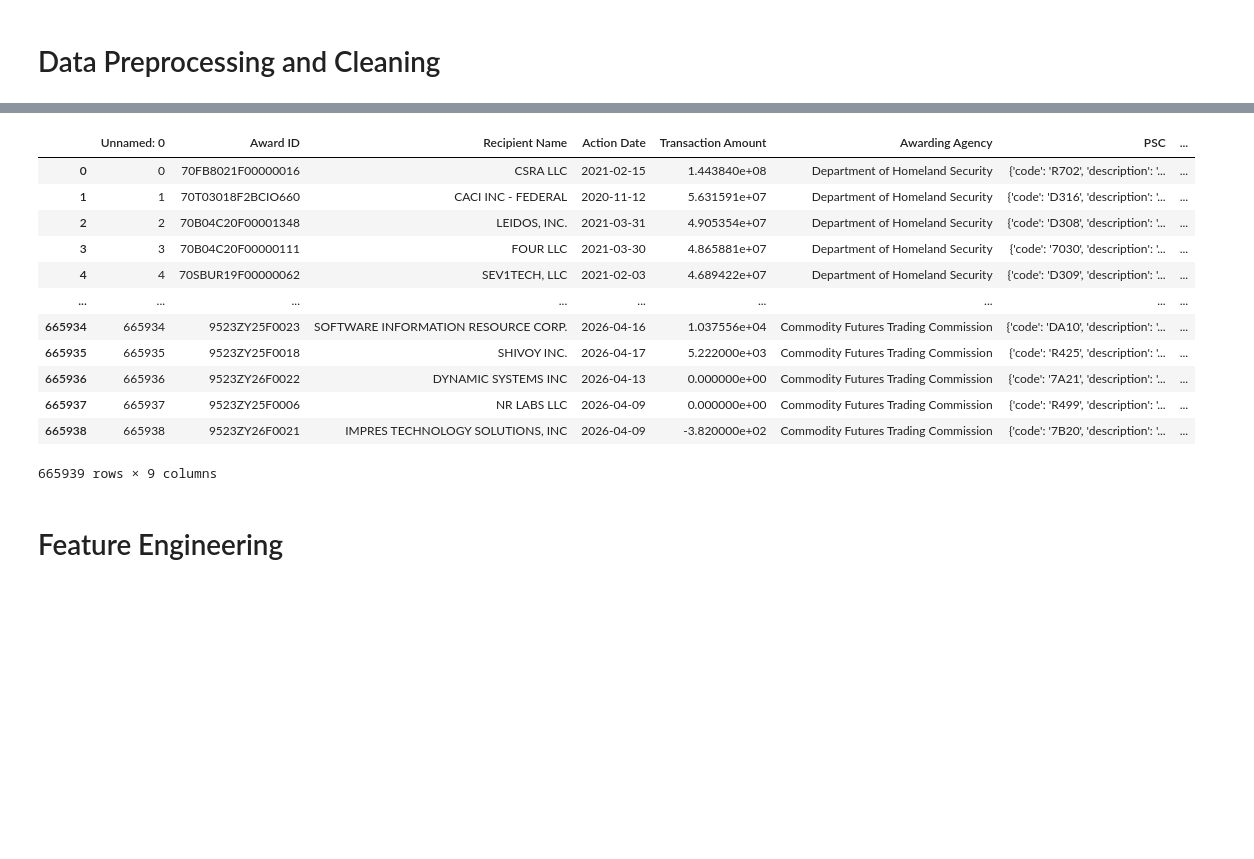
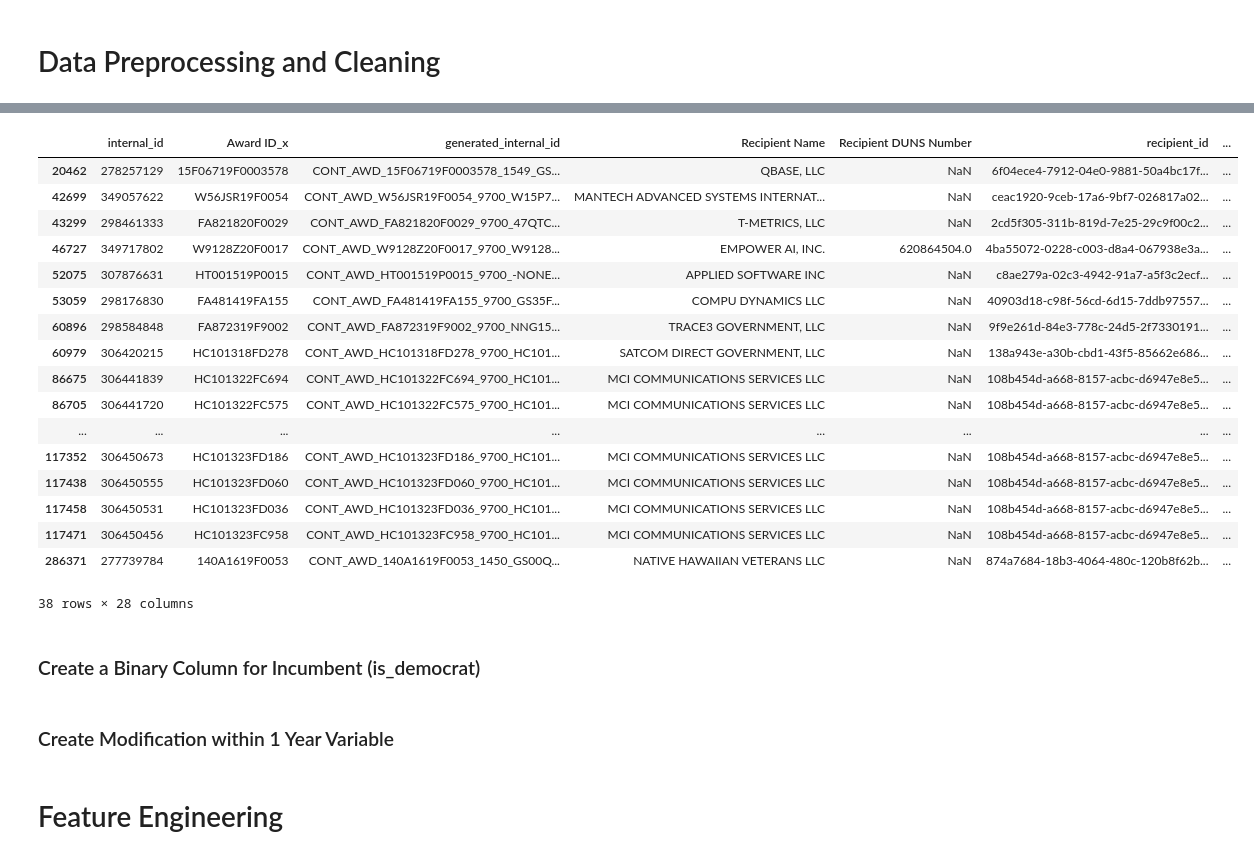
Before and after one commit to jmcatee17/ADA-final-project, a Jupyter notebook: data_ingestion/Preprocessing_and Feature_Engineering.ipynb, the cells around one changed output, grey strips where cells are left out. Saved outputs shown, nothing was run; the diff lists cells and outputs as text; code cells hidden in the pictures; blank space fills up the shorter version.

```diff
--- a/data_ingestion/Preprocessing_and Feature_Engineering.ipynb
+++ b/data_ingestion/Preprocessing_and Feature_Engineering.ipynb
@@ -6,7 +6,8 @@ import pandas as pd
 # Data Preprocessing and Cleaning
 # %%
 # Awards Data
-dfa = pd.read_csv('df_all_award_results.csv')
+df_awards = pd.read_csv('df_all_award_results_v3.csv')
+df_awards = df_awards.drop_duplicates() # Drop duplicates
 
 # Transactions Data
-df_transactions = pd.read_csv('df_transactions.csv')
+df_transactions = pd.read_csv('df_transactions_v3.csv')
@@ -13,7 +99,9 @@ df_transactions = pd.read_csv('df_transactions.csv')
 # %%
 # Calculate aggregate statistics at parent (Award ID) level
-df_t_gb = df_transactions.groupby('generated_internal_id').agg({'Transaction Amount' : 'sum',
-                                                     'Award ID' : 'count'}).reset_index()
+df_t_gb = df_transactions.groupby('generated_internal_id').agg(
+                                                    {'Transaction Amount' : 'sum',
+                                                     'Award ID' : 'count',
+                                                    'Mod' : 'count'}).reset_index()
 # %%
 # Merge to df_awards
-df_merge = pd.merge(dfa, df_t_gb, how = 'left', on = 'generated_internal_id')
+df_merge = pd.merge(df_awards, df_t_gb, how = 'left', on = 'generated_internal_id')
@@ -20,3 +130,30 @@ df_merge = pd.merge(dfa, df_t_gb, how = 'left', on = 'generated_internal_id')
+# %%
+df_merge[['Transaction Amount', 'Award Amount']]
+df_merge['overspend'] = df_merge['Transaction Amount'] > df_merge['Award Amount']
+df_merge['overspend_amount'] = df_merge['Transaction Amount'] - df_merge['Award Amount']
+
+df_merge[df_merge['overspend_amount'] > 1]
+# %% [output]
+|  | internal_id | Award ID_x | generated_internal_id | Recipient Name | Recipient DUNS Number | recipient_id | ... |
+| 20462 | 278257129 | 15F06719F0003578 | CONT_AWD_15F06719F0003578_1549_GS... | QBASE, LLC | NaN | 6f04ece4-7912-04e0-9881-50a4bc17f... | ... |
+| 42699 | 349057622 | W56JSR19F0054 | CONT_AWD_W56JSR19F0054_9700_W15P7... | MANTECH ADVANCED SYSTEMS INTERNAT... | NaN | ceac1920-9ceb-17a6-9bf7-026817a02... | ... |
+| 43299 | 298461333 | FA821820F0029 | CONT_AWD_FA821820F0029_9700_47QTC... | T-METRICS, LLC | NaN | 2cd5f305-311b-819d-7e25-29c9f00c2... | ... |
+| 46727 | 349717802 | W9128Z20F0017 | CONT_AWD_W9128Z20F0017_9700_W9128... | EMPOWER AI, INC. | 620864504.0 | 4ba55072-0228-c003-d8a4-067938e3a... | ... |
+| 52075 | 307876631 | HT001519P0015 | CONT_AWD_HT001519P0015_9700_-NONE... | APPLIED SOFTWARE INC | NaN | c8ae279a-02c3-4942-91a7-a5f3c2ecf... | ... |
+| 53059 | 298176830 | FA481419FA155 | CONT_AWD_FA481419FA155_9700_GS35F... | COMPU DYNAMICS LLC | NaN | 40903d18-c98f-56cd-6d15-7ddb97557... | ... |
+| 60896 | 298584848 | FA872319F9002 | CONT_AWD_FA872319F9002_9700_NNG15... | TRACE3 GOVERNMENT, LLC | NaN | 9f9e261d-84e3-778c-24d5-2f7330191... | ... |
+| 60979 | 306420215 | HC101318FD278 | CONT_AWD_HC101318FD278_9700_HC101... | SATCOM DIRECT GOVERNMENT, LLC | NaN | 138a943e-a30b-cbd1-43f5-85662e686... | ... |
+| 86675 | 306441839 | HC101322FC694 | CONT_AWD_HC101322FC694_9700_HC101... | MCI COMMUNICATIONS SERVICES LLC | NaN | 108b454d-a668-8157-acbc-d6947e8e5... | ... |
+| 86705 | 306441720 | HC101322FC575 | CONT_AWD_HC101322FC575_9700_HC101... | MCI COMMUNICATIONS SERVICES LLC | NaN | 108b454d-a668-8157-acbc-d6947e8e5... | ... |
+| ... | ... | ... | ... | ... | ... | ... | ... |
+| 117352 | 306450673 | HC101323FD186 | CONT_AWD_HC101323FD186_9700_HC101... | MCI COMMUNICATIONS SERVICES LLC | NaN | 108b454d-a668-8157-acbc-d6947e8e5... | ... |
+| 117438 | 306450555 | HC101323FD060 | CONT_AWD_HC101323FD060_9700_HC101... | MCI COMMUNICATIONS SERVICES LLC | NaN | 108b454d-a668-8157-acbc-d6947e8e5... | ... |
+| 117458 | 306450531 | HC101323FD036 | CONT_AWD_HC101323FD036_9700_HC101... | MCI COMMUNICATIONS SERVICES LLC | NaN | 108b454d-a668-8157-acbc-d6947e8e5... | ... |
+| 117471 | 306450456 | HC101323FC958 | CONT_AWD_HC101323FC958_9700_HC101... | MCI COMMUNICATIONS SERVICES LLC | NaN | 108b454d-a668-8157-acbc-d6947e8e5... | ... |
+| 286371 | 277739784 | 140A1619F0053 | CONT_AWD_140A1619F0053_1450_GS00Q... | NATIVE HAWAIIAN VETERANS LLC | NaN | 874a7684-18b3-4064-480c-120b8f62b... | ... |
+38 rows × 28 columns
+# %% [markdown]
+### Create a Binary Column for Incumbent (is_democrat)
 # %%
 # Create Democrat / Republican column
 def is_democrat(date_input):
@@ -34,20 +171,22 @@ df_merge['is_democrat'] = df_merge['Start Date'].apply(lambda row : is_democrat(
+# %% [markdown]
+### Create Modification within 1 Year Variable
 # %%
-# Filter for modifications to the contract (ie not base amount where tx = 1)
-df_transactions[df_transactions['Mod'] != '0']
+df_transactions['Action Date'] = pd.to_datetime(df_transactions['Action Date'])
+
+# Ensures first value for first mod date is in each row
+df_transactions['first_mod_date'] = df_transactions.groupby('generated_internal_id')['Action Date']\
+    .transform(lambda x: x[df_transactions.loc[x.index, 'Mod'] == '0'].min())
+
+# Creates flag to ensure a Non base funding mod (!= 0) is within 365 dat=ys
+df_transactions['is_within_year'] = (
+    ((df_transactions['Action Date'] >= df_transactions['first_mod_date']) &
+    (df_transactions['Action Date'] <= df_transactions['first_mod_date'] + pd.Timedelta(days=365))) # Leq 365 days
+    & df_transactions['Mod'] != 0 # Not base funding
+)
+
+# 4. Final Result: One row per ID
+has_mod_within_year = df_transactions.groupby('generated_internal_id')['is_within_year'].any().reset_index()
+has_mod_within_year['is_within_year'] = has_mod_within_year['is_within_year'].astype(int)
-# %% [output]
-|  | Unnamed: 0 | Award ID | Recipient Name | Action Date | Transaction Amount | Awarding Agency | PSC | ... |
-| 0 | 0 | 70FB8021F00000016 | CSRA LLC | 2021-02-15 | 1.443840e+08 | Department of Homeland Security | {'code': 'R702', 'description': '... | ... |
-| 1 | 1 | 70T03018F2BCIO660 | CACI INC - FEDERAL | 2020-11-12 | 5.631591e+07 | Department of Homeland Security | {'code': 'D316', 'description': '... | ... |
-| 2 | 2 | 70B04C20F00001348 | LEIDOS, INC. | 2021-03-31 | 4.905354e+07 | Department of Homeland Security | {'code': 'D308', 'description': '... | ... |
-| 3 | 3 | 70B04C20F00000111 | FOUR LLC | 2021-03-30 | 4.865881e+07 | Department of Homeland Security | {'code': '7030', 'description': '... | ... |
-| 4 | 4 | 70SBUR19F00000062 | SEV1TECH, LLC | 2021-02-03 | 4.689422e+07 | Department of Homeland Security | {'code': 'D309', 'description': '... | ... |
-| ... | ... | ... | ... | ... | ... | ... | ... | ... |
-| 665934 | 665934 | 9523ZY25F0023 | SOFTWARE INFORMATION RESOURCE CORP. | 2026-04-16 | 1.037556e+04 | Commodity Futures Trading Commission | {'code': 'DA10', 'description': '... | ... |
-| 665935 | 665935 | 9523ZY25F0018 | SHIVOY INC. | 2026-04-17 | 5.222000e+03 | Commodity Futures Trading Commission | {'code': 'R425', 'description': '... | ... |
-| 665936 | 665936 | 9523ZY26F0022 | DYNAMIC SYSTEMS INC | 2026-04-13 | 0.000000e+00 | Commodity Futures Trading Commission | {'code': '7A21', 'description': '... | ... |
-| 665937 | 665937 | 9523ZY25F0006 | NR LABS LLC | 2026-04-09 | 0.000000e+00 | Commodity Futures Trading Commission | {'code': 'R499', 'description': '... | ... |
-| 665938 | 665938 | 9523ZY26F0021 | IMPRES TECHNOLOGY SOLUTIONS, INC | 2026-04-09 | -3.820000e+02 | Commodity Futures Trading Commission | {'code': '7B20', 'description': '... | ... |
-665939 rows × 9 columns
 # %% [markdown]
 # Feature Engineering
 # %%
```
Also changed, not shown: parts of 9 cells of this notebook, 1 other file.
